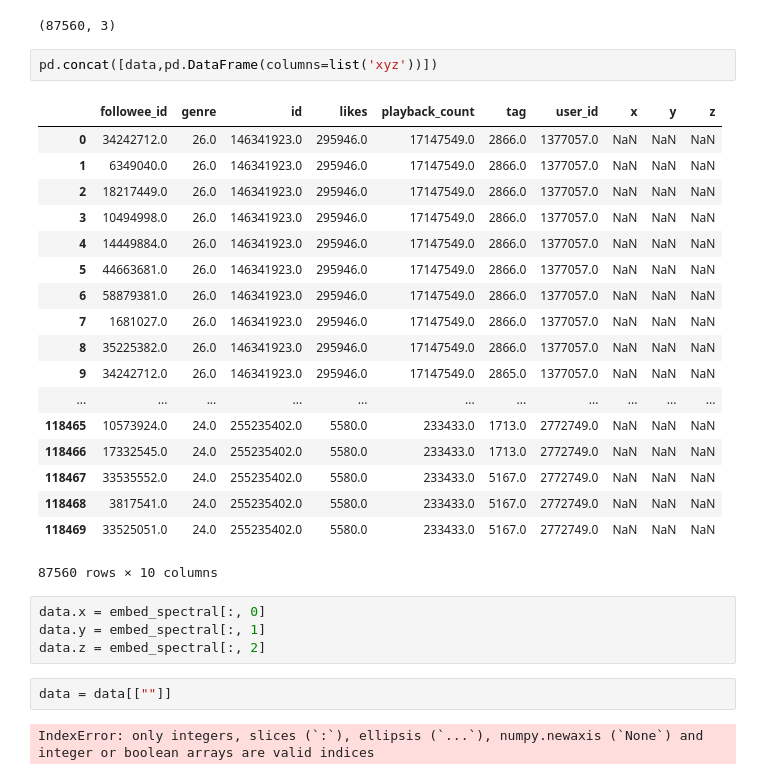
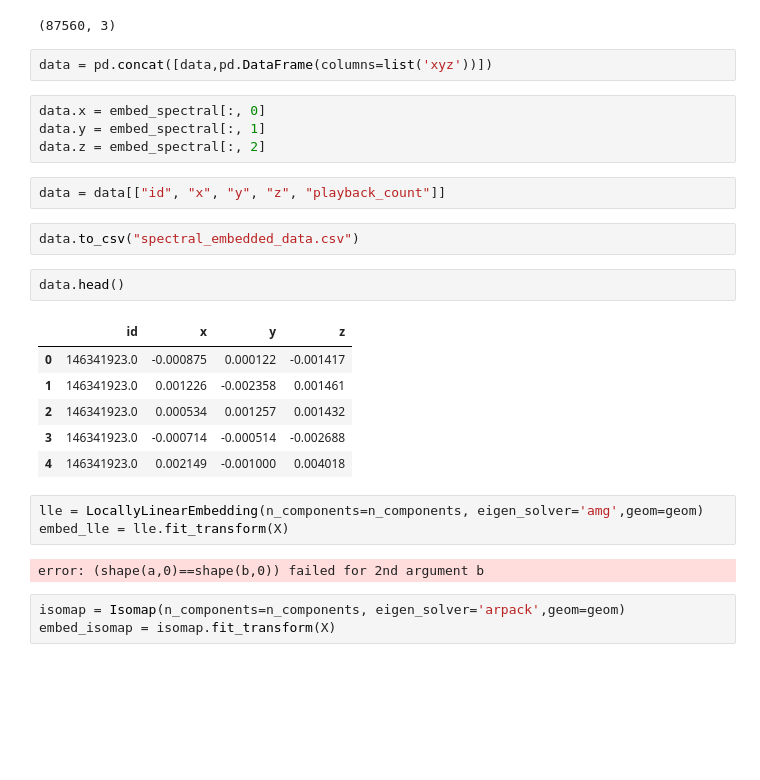
Before and after one commit to ohkhan/dubhacks2016, a Jupyter notebook: dim_reduc.ipynb, the cells around one changed output. Saved outputs shown, nothing was run; the diff lists cells and outputs as text; blank space fills up the shorter version.

```diff
--- a/dim_reduc.ipynb
+++ b/dim_reduc.ipynb
@@ -68,31 +75,29 @@ embed_spectral.shape
 # %% [output]
 (87560, 3)
 # %%
-pd.concat([data,pd.DataFrame(columns=list('xyz'))])
+data = pd.concat([data,pd.DataFrame(columns=list('xyz'))])
-# %% [output]
-|  | followee_id | genre | id | likes | playback_count | tag | user_id | x | y | z |
-| 0 | 34242712.0 | 26.0 | 146341923.0 | 295946.0 | 17147549.0 | 2866.0 | 1377057.0 | NaN | NaN | NaN |
-| 1 | 6349040.0 | 26.0 | 146341923.0 | 295946.0 | 17147549.0 | 2866.0 | 1377057.0 | NaN | NaN | NaN |
-| 2 | 18217449.0 | 26.0 | 146341923.0 | 295946.0 | 17147549.0 | 2866.0 | 1377057.0 | NaN | NaN | NaN |
-| 3 | 10494998.0 | 26.0 | 146341923.0 | 295946.0 | 17147549.0 | 2866.0 | 1377057.0 | NaN | NaN | NaN |
-| 4 | 14449884.0 | 26.0 | 146341923.0 | 295946.0 | 17147549.0 | 2866.0 | 1377057.0 | NaN | NaN | NaN |
-| 5 | 44663681.0 | 26.0 | 146341923.0 | 295946.0 | 17147549.0 | 2866.0 | 1377057.0 | NaN | NaN | NaN |
-| 6 | 58879381.0 | 26.0 | 146341923.0 | 295946.0 | 17147549.0 | 2866.0 | 1377057.0 | NaN | NaN | NaN |
-| 7 | 1681027.0 | 26.0 | 146341923.0 | 295946.0 | 17147549.0 | 2866.0 | 1377057.0 | NaN | NaN | NaN |
-| 8 | 35225382.0 | 26.0 | 146341923.0 | 295946.0 | 17147549.0 | 2866.0 | 1377057.0 | NaN | NaN | NaN |
-| 9 | 34242712.0 | 26.0 | 146341923.0 | 295946.0 | 17147549.0 | 2865.0 | 1377057.0 | NaN | NaN | NaN |
-| ... | ... | ... | ... | ... | ... | ... | ... | ... | ... | ... |
-| 118465 | 10573924.0 | 24.0 | 255235402.0 | 5580.0 | 233433.0 | 1713.0 | 2772749.0 | NaN | NaN | NaN |
-| 118466 | 17332545.0 | 24.0 | 255235402.0 | 5580.0 | 233433.0 | 1713.0 | 2772749.0 | NaN | NaN | NaN |
-| 118467 | 33535552.0 | 24.0 | 255235402.0 | 5580.0 | 233433.0 | 5167.0 | 2772749.0 | NaN | NaN | NaN |
-| 118468 | 3817541.0 | 24.0 | 255235402.0 | 5580.0 | 233433.0 | 5167.0 | 2772749.0 | NaN | NaN | NaN |
-| 118469 | 33525051.0 | 24.0 | 255235402.0 | 5580.0 | 233433.0 | 5167.0 | 2772749.0 | NaN | NaN | NaN |
-87560 rows × 10 columns
 # %%
 data.x = embed_spectral[:, 0]
 data.y = embed_spectral[:, 1]
 data.z = embed_spectral[:, 2]
+# %%
+data = data[["id", "x", "y", "z", "playback_count"]]
+# %%
+data.to_csv("spectral_embedded_data.csv")
 # %%
-data = data[[""]]
+data.head()
 # %% [output]
-IndexError: only integers, slices (`:`), ellipsis (`...`), numpy.newaxis (`None`) and integer or boolean arrays are valid indices
+|  | id | x | y | z |
+| 0 | 146341923.0 | -0.000875 | 0.000122 | -0.001417 |
+| 1 | 146341923.0 | 0.001226 | -0.002358 | 0.001461 |
+| 2 | 146341923.0 | 0.000534 | 0.001257 | 0.001432 |
+| 3 | 146341923.0 | -0.000714 | -0.000514 | -0.002688 |
+| 4 | 146341923.0 | 0.002149 | -0.001000 | 0.004018 |
+# %%
+lle = LocallyLinearEmbedding(n_components=n_components, eigen_solver='amg',geom=geom)
+embed_lle = lle.fit_transform(X)
+# %% [output]
+error: (shape(a,0)==shape(b,0)) failed for 2nd argument b
+# %%
+isomap = Isomap(n_components=n_components, eigen_solver='arpack',geom=geom)
+embed_isomap = isomap.fit_transform(X)
```
Also changed, not shown: parts of 5 cells of this notebook, 1 other file.
